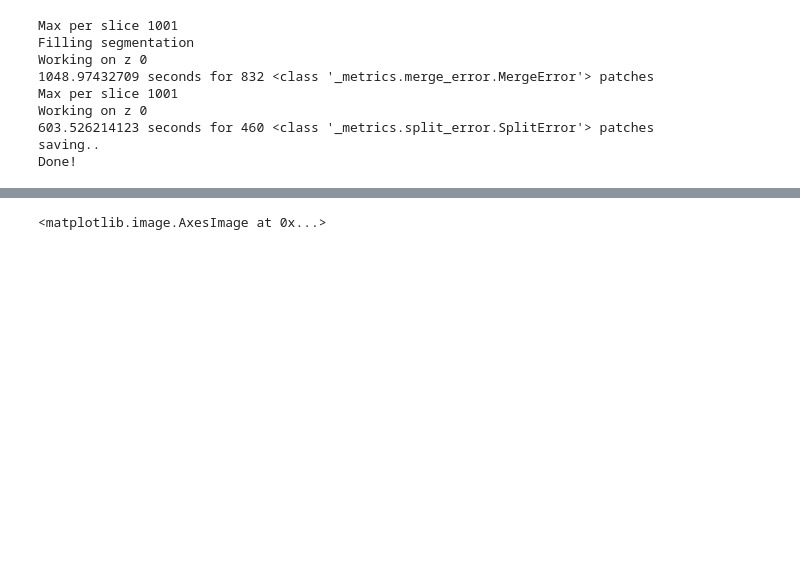
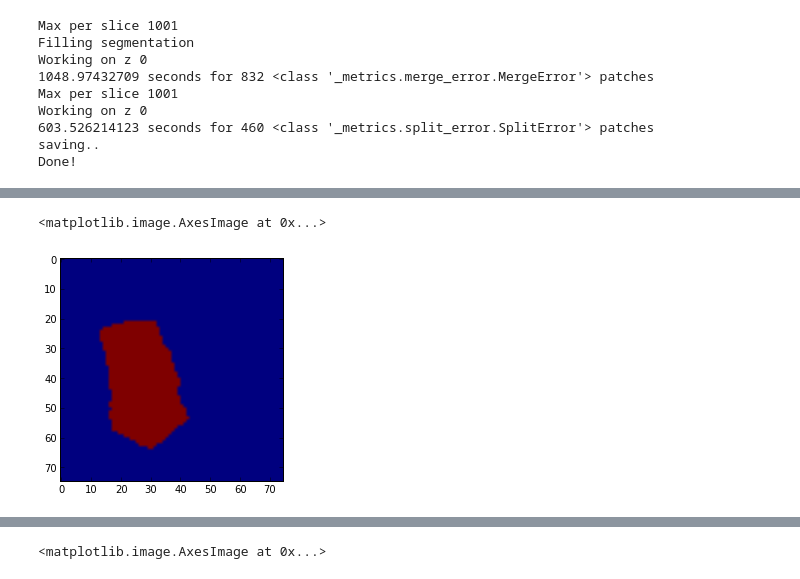
Before and after one commit to VCG/em-quality-metric, a Jupyter notebook: Code/visualize.ipynb, the cells around one changed output, grey strips where cells are left out. Saved outputs shown, nothing was run; the diff lists cells and outputs as text; code cells hidden in the pictures; blank space fills up the shorter version.

```diff
--- a/Code/visualize.ipynb
+++ b/Code/visualize.ipynb
@@ -293,0 +304,5 @@ imshow(correct[0][0].reshape((75,75)), cmap='gray')
+# %%
+imshow(correct[3][1].reshape((75,75)))
+# %% [output]
+<matplotlib.image.AxesImage at 0x...>
+[figure, added]
```
Also changed, not shown: parts of 4 cells of this notebook, 13 other files.
